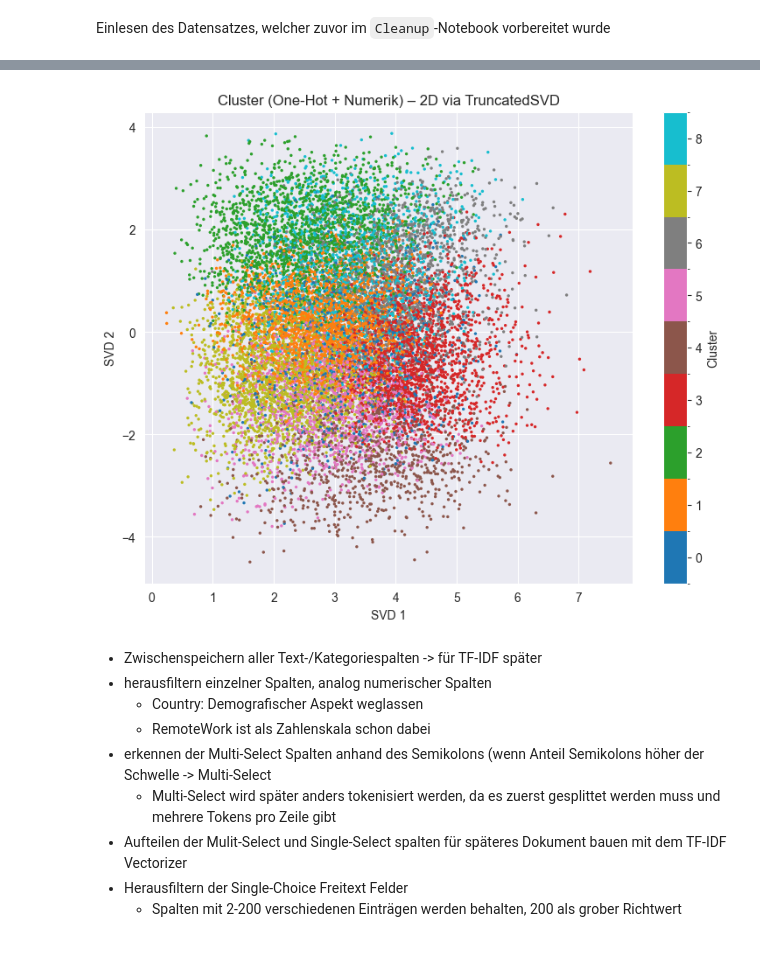
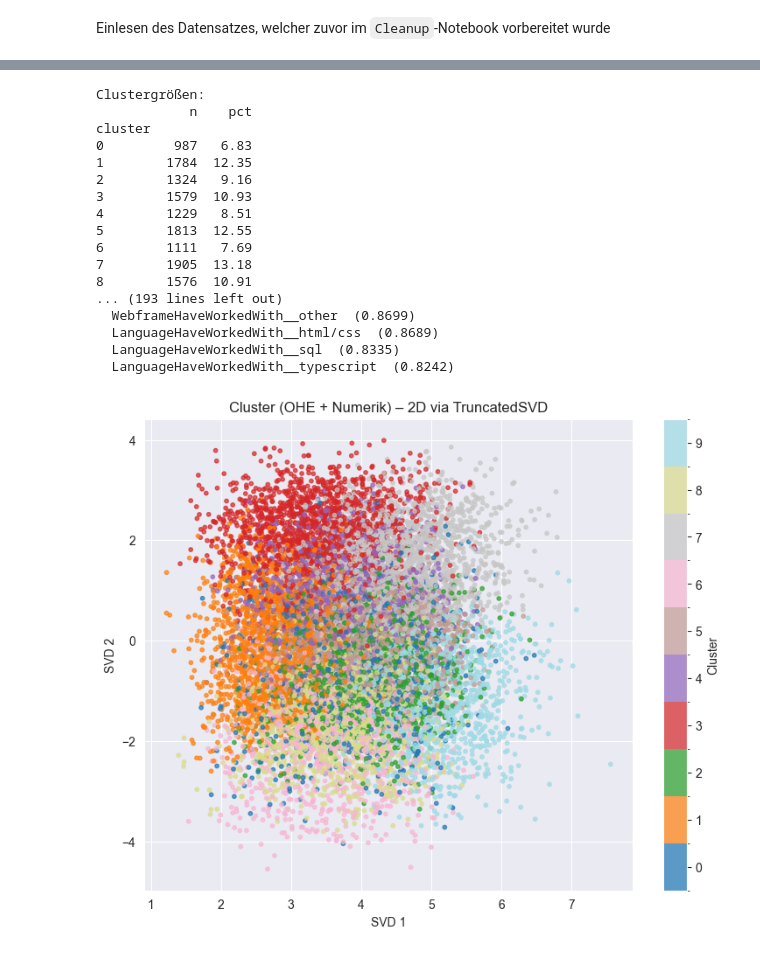
Before and after one commit to Moritz148/data-analytics-project, a Jupyter notebook: Abgaben/5_Clustering_one-hot-encoded.ipynb, the cells around one changed output, grey strips where cells are left out. Cells and saved outputs as stored; diff of their text form; code cells hidden in the pictures.

Commit message:
kleine anpassungen am OHE Notebook und Clustering mit OHE durchegführt

```diff
--- a/Abgaben/5_Clustering_one-hot-encoded.ipynb
+++ b/Abgaben/5_Clustering_one-hot-encoded.ipynb
@@ -102,0 +47,18 @@ plt.show()
+# %%
+num_cols_all = df.select_dtypes(include=["int64", "float64"]).columns.tolist()
+drop_num = {"ResponseId", "MaxAge", "AgeNum"}  # falls vorhanden
+num_cols = [c for c in num_cols_all if c not in drop_num]
+
+X_num_raw = df[num_cols].apply(pd.to_numeric, errors="coerce")
+
+if salary_col in X_num_raw.columns:
+    df[f"{salary_col}_raw"] = X_num_raw[salary_col]  # fürs spätere Reporting
+    X_num_raw[salary_col] = np.log1p(X_num_raw[salary_col])  # fürs Clustering
+
+num_imputer = SimpleImputer(strategy="median")
+num_scaler = StandardScaler()
+
+X_num_imp = num_imputer.fit_transform(X_num_raw)
+X_num = num_scaler.fit_transform(X_num_imp)
+
+print("Numeric cols:", len(num_cols))
@@ -103,4 +152,4 @@ plt.show()
 # %%
-k = 9
+k = 10  # <- nach Elbow wählen
 km = MiniBatchKMeans(n_clusters=k, random_state=42, batch_size=2048, n_init=10)
 labels = km.fit_predict(X_all)
@@ -185,38 +201,47 @@ Cluster 0 (n=1048):
 # %%
-cmap = plt.get_cmap("tab10", k)   # k=9 -> perfekt
-norm = BoundaryNorm(np.arange(-0.5, k + 0.5, 1), k)
+from matplotlib.colors import BoundaryNorm
 
 svd = TruncatedSVD(n_components=2, random_state=42)
 X_2d = svd.fit_transform(X_all)
 
+k = km.n_clusters
+cmap = plt.get_cmap("tab20", k)                 # diskrete, gut unterscheidbare Farben
+norm = BoundaryNorm(np.arange(-0.5, k + 0.5), k)
+
 plt.figure(figsize=(9, 7))
-sc = plt.scatter(
+plt.scatter(
     X_2d[:, 0], X_2d[:, 1],
     c=labels,
-    s=6,
-         # 👈 weniger “Matsch”
     cmap=cmap,
     norm=norm,
-    linewidths=0
+    s=10,
+    alpha=0.7
 )
-plt.title("Cluster (One-Hot + Numerik) – 2D via TruncatedSVD")
+plt.title("Cluster (OHE + Numerik) – 2D via TruncatedSVD")
 plt.xlabel("SVD 1")
 plt.ylabel("SVD 2")
 
-cbar = plt.colorbar(sc, ticks=range(k))
+cbar = plt.colorbar(ticks=range(k))
 cbar.set_label("Cluster")
 
 plt.grid(True)
 plt.show()
 # %% [output]
+Clustergrößen:
+            n    pct
+cluster
+0         987   6.83
+1        1784  12.35
+2        1324   9.16
+3        1579  10.93
+4        1229   8.51
+5        1813  12.55
+6        1111   7.69
+7        1905  13.18
+8        1576  10.91
+... (193 lines left out)
+  WebframeHaveWorkedWith__other  (0.8699)
+  LanguageHaveWorkedWith__html/css  (0.8689)
+  LanguageHaveWorkedWith__sql  (0.8335)
+  LanguageHaveWorkedWith__typescript  (0.8242)
-[figure, old version]
+[figure, new version]
-# %% [markdown]
-- Zwischenspeichern aller Text-/Kategoriespalten -> für TF-IDF später
-- herausfiltern einzelner Spalten, analog numerischer Spalten
-    - Country: Demografischer Aspekt weglassen
-    - RemoteWork ist als Zahlenskala schon dabei
-- erkennen der Multi-Select Spalten anhand des Semikolons (wenn Anteil Semikolons höher der Schwelle -> Multi-Select
-    - Multi-Select wird später anders tokenisiert werden, da es zuerst gesplittet werden muss und mehrere Tokens pro Zeile gibt
-- Aufteilen der Mulit-Select und Single-Select spalten für späteres Dokument bauen mit dem TF-IDF Vectorizer
-- Herausfiltern der Single-Choice Freitext Felder
-    - Spalten mit 2-200 verschiedenen Einträgen werden behalten, 200 als grober Richtwert
```
Also changed, not shown: parts of 27 cells of this notebook, 1 other file.
